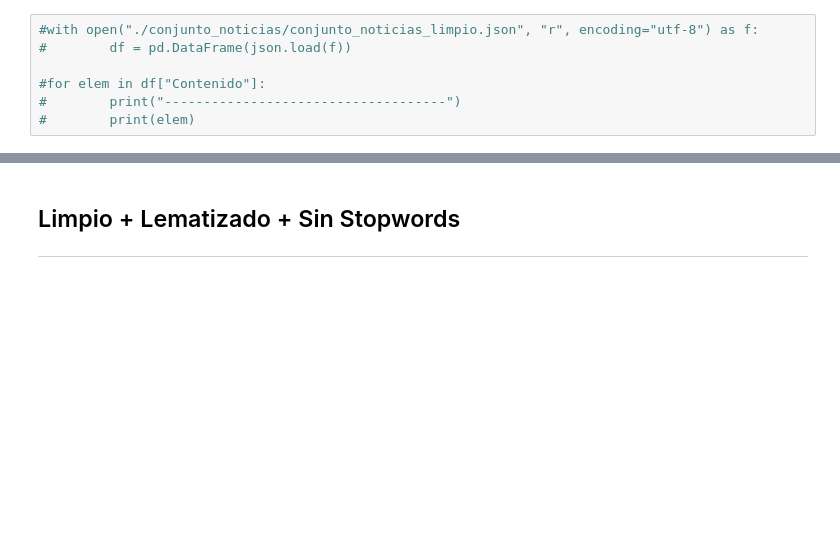
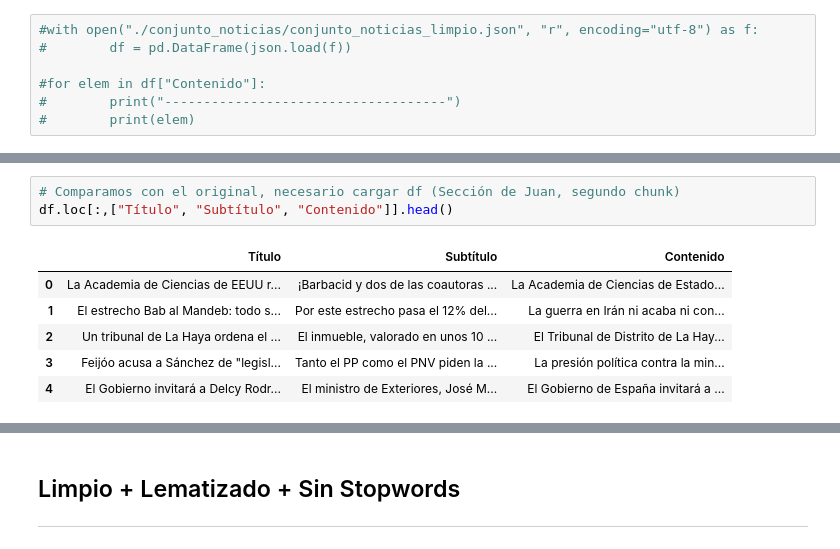
Before and after one commit to hepejaAED/ProyectoNLP, a Jupyter notebook: preprocesado.ipynb, the cells around one changed output, grey strips where cells are left out. Saved outputs shown, nothing was run; the diff lists cells and outputs as text; blank space fills up the shorter version.

```diff
--- a/preprocesado.ipynb
+++ b/preprocesado.ipynb
@@ -206,0 +313,10 @@ Limpieza_y_guardado(ruta_origen="./conjunto_noticias/conjunto_noticias_1.json",
+# %%
+# Comparamos con el original, necesario cargar df (Sección de Juan, segundo chunk)
+df.loc[:,["Título", "Subtítulo", "Contenido"]].head()
+# %% [output]
+|  | Título | Subtítulo | Contenido |
+| 0 | La Academia de Ciencias de EEUU r... | ¡Barbacid y dos de las coautoras ... | La Academia de Ciencias de Estado... |
+| 1 | El estrecho Bab al Mandeb: todo s... | Por este estrecho pasa el 12% del... | La guerra en Irán ni acaba ni con... |
+| 2 | Un tribunal de La Haya ordena el ... | El inmueble, valorado en unos 10 ... | El Tribunal de Distrito de La Hay... |
+| 3 | Feijóo acusa a Sánchez de "legisl... | Tanto el PP como el PNV piden la ... | La presión política contra la min... |
+| 4 | El Gobierno invitará a Delcy Rodr... | El ministro de Exteriores, José M... | El Gobierno de España invitará a ... |
```
Also changed, not shown: parts of 10 cells of this notebook, 3 other files.
